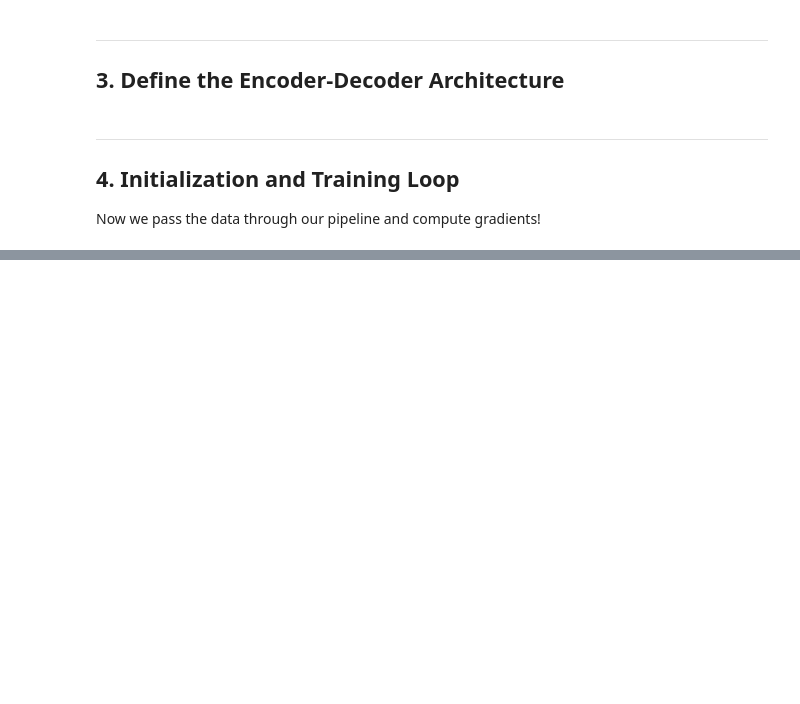
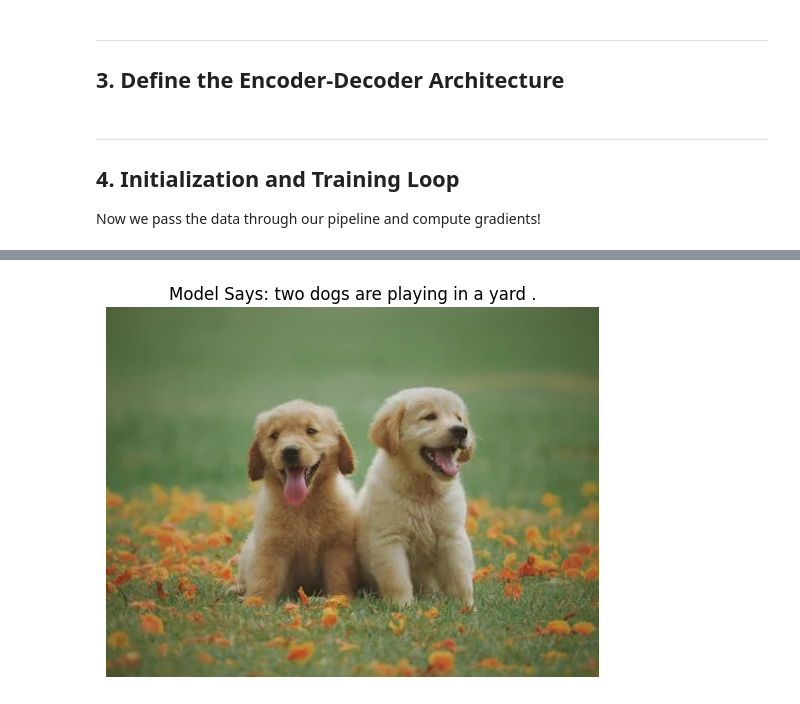
Before and after one commit to Toheed1234/Image-Captioning-Pytorch-, a Jupyter notebook: Flickr8k_Train_From_Scratch.ipynb, the cells around one changed output, grey strips where cells are left out. Saved outputs shown, nothing was run; the diff lists cells and outputs as text; code cells hidden in the pictures; blank space fills up the shorter version.

Commit message:
Update notebook with training outputs and add README

```diff
--- a/Flickr8k_Train_From_Scratch.ipynb
+++ b/Flickr8k_Train_From_Scratch.ipynb
@@ -200,4 +213,23 @@ class DecoderRNN(nn.Module):
 ---
 ## 4. Initialization and Training Loop
 Now we pass the data through our pipeline and compute gradients!
+# %%
+# Hyperparameters
+embed_size = 256
+hidden_size = 256
+vocab_size = len(dataset.vocab)
+num_layers = 1
+learning_rate = 3e-4
+num_epochs = 3
+
+# Initialize the Models
+encoder = EncoderCNN(embed_size).to(device)
+decoder = DecoderRNN(embed_size, hidden_size, vocab_size, num_layers).to(device)
+
+# Loss and Optimizer
+criterion = nn.CrossEntropyLoss(ignore_index=pad_idx)
+optimizer = optim.Adam(list(encoder.embed.parameters()) + list(decoder.parameters()), lr=learning_rate)
+
+# Automatic Mixed Precision (AMP) Scaler
+scaler = torch.amp.GradScaler('cuda')
 # %%
@@ -244,0 +267,56 @@ print("Training Demo Finished!")
+# %%
+def generate_caption(image_tensor, encoder, decoder, vocab, max_length=20):
+    result_caption = []
+
+    with torch.no_grad():
+        encoder.eval()
+        decoder.eval()
+
+        # 1. Look at the image and extract the 256-dimension features
+        features = encoder(image_tensor.to(device)).unsqueeze(1)
+
+        # 2. To start the LSTM, the very first input is the Image feature itself.
+        inputs = features
+        states = None
+
+        for _ in range(max_length):
+            hiddens, states = decoder.lstm(inputs, states)
+            outputs = decoder.linear(hiddens.squeeze(1))
+
+            predicted_id = outputs.argmax(1).item()
+            predicted_word = vocab.itos[predicted_id]
+
+            if predicted_word == "<EOS>":
+                break
+
+            if predicted_word != "<SOS>":
+                result_caption.append(predicted_word)
+
+            inputs = decoder.embed(torch.tensor([predicted_id]).to(device)).unsqueeze(1)
+
+    return " ".join(result_caption)
+
+def test_external_image(image_path, encoder, decoder, dataset):
+    # Load your raw real-world image from the file path
+    try:
+        raw_img = Image.open(image_path).convert("RGB")
+    except Exception as e:
+        print(f"Error loading image: {e}")
+        return
+
+    # Apply the exact PyTorch transformations used during training
+    tensor_img = dataset.transform(raw_img).unsqueeze(0)
+
+    # Generate the caption using our inference function
+    caption = generate_caption(tensor_img, encoder, decoder, dataset.vocab)
+
+    # Display the image and the generated caption
+    plt.imshow(raw_img)
+    plt.axis('off')
+    plt.title(f"Model Says: {caption}")
+    plt.show()
+
+
+test_external_image('image.png', encoder, decoder, dataset)
+# %% [output]
+[figure, added]
```
Also changed, not shown: parts of 5 cells of this notebook, 1 other file.
